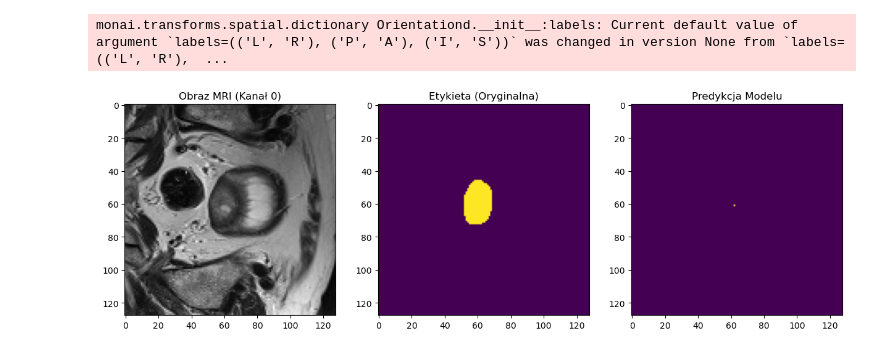
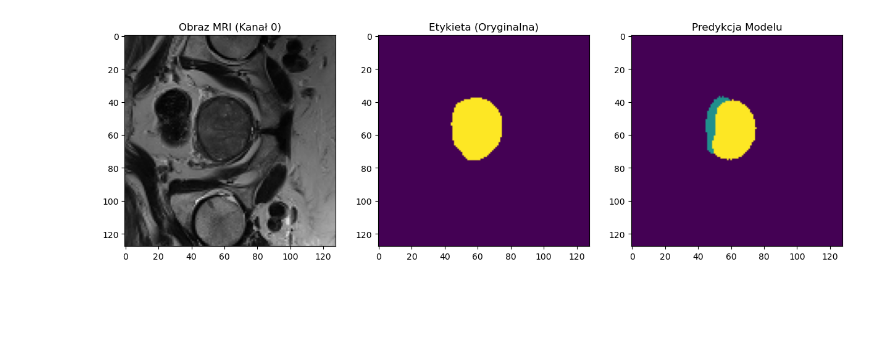
Before and after one commit to PaprykVegee/Prostate-MRI-Segmentation, a Jupyter notebook: notebooks/train.ipynb, the cells around one changed output. Cells and saved outputs as stored; diff of their text form; code cells hidden in the pictures; blank space fills up the shorter version.

Commit message:
Trained model

```diff
--- a/notebooks/train.ipynb
+++ b/notebooks/train.ipynb
@@ -23,8 +141,9 @@ dm = ProstateDataModule(
     root_dir=DATA_ROOT,
     batch_size=2,
     roi_size=(128, 128, 64),
-    num_workers=10
+    num_workers=4,
+    cache_dataset=True
 )
 
-model_inner = AttentionVNet(in_ch=2, out_ch=3, base_channels=64)
-model = LitBaseVNet(model_obj=model_inner, in_ch=2, out_ch=3, lr=1e-3)
+model_inner = AttentionVNet(in_ch=2, out_ch=3, base_channels=24)
+model = LitBaseVNet(model_obj=model_inner, in_ch=2, out_ch=3, lr=1e-4)
@@ -87,0 +391,3 @@ Monitored metric val_dice did not improve in the last 10 records. Best score: 0.
+# %%
+plain_vnet = VNet(in_ch=2, out_ch=3, base_channels=24)
+model_vnet = LitBaseVNet(model_obj=plain_vnet, in_ch=2, out_ch=3, lr=1e-4)
@@ -88,38 +467,40 @@ Monitored metric val_dice did not improve in the last 10 records. Best score: 0.
 # %%
-checkpoint_path = "../checkpoints/best-attention-vnet-epoch=31-val_dice=0.616.ckpt"
-model = LitBaseVNet.load_from_checkpoint(
-    checkpoint_path,
-    model_obj=AttentionVNet(in_ch=2, out_ch=3, base_channels=64)
+# checkpoint_vnet_path = "../checkpoints_vnet/run_0/best-vnet-epoch=21-val_dice=0.569.ckpt"
+# checkpoint_vnet_path = "../checkpoints_vnet/run_1/best-vnet-epoch=65-val_dice=0.376.ckpt"
+checkpoint_vnet_path = "../checkpoints_vnet/run_2/best-vnet-epoch=194-val_dice=0.580.ckpt"
+
+model_vnet = LitBaseVNet.load_from_checkpoint(
+    checkpoint_vnet_path,
+    model_obj=plain_vnet
 )
-model.eval()
-model.cuda()
+model_vnet.eval()
+model_vnet.cuda()
 
 dm.setup(stage="fit")
 batch = next(iter(dm.val_dataloader()))
 
-x, y = model._prepare_batch(batch)
+x, y = model_vnet._prepare_batch(batch)
 x = x.cuda()
 
 with torch.no_grad():
-    logits = model(x)
+    logits = model_vnet(x)
     preds = torch.argmax(logits, dim=1)
 
 slice_idx = 32 # Przekrój w połowie głębokości (roi_size to 64)
 plt.figure(figsize=(15, 5))
 
 plt.subplot(1, 3, 1)
 plt.title("Obraz MRI (Kanał 0)")
 plt.imshow(x[0, 0, :, :, slice_idx].cpu(), cmap="gray")
 
 plt.subplot(1, 3, 2)
 plt.title("Etykieta (Oryginalna)")
 plt.imshow(y[0, 0, :, :, slice_idx].cpu())
 
 plt.subplot(1, 3, 3)
 plt.title("Predykcja Modelu")
 plt.imshow(preds[0, :, :, slice_idx].cpu())
 
 plt.show()
 # %% [output]
-monai.transforms.spatial.dictionary Orientationd.__init__:labels: Current default value of argument `labels=(('L', 'R'), ('P', 'A'), ('I', 'S'))` was changed in version None from `labels=(('L', 'R'),  ...
-[figure, old version]
+[figure, new version]
```
Also changed, not shown: parts of 17 cells of this notebook, 41 other files.
